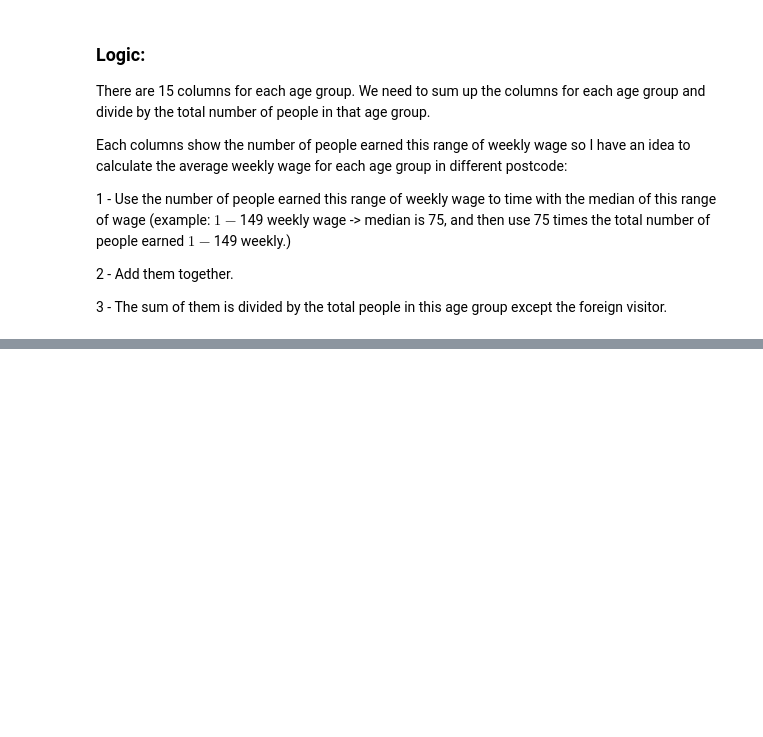
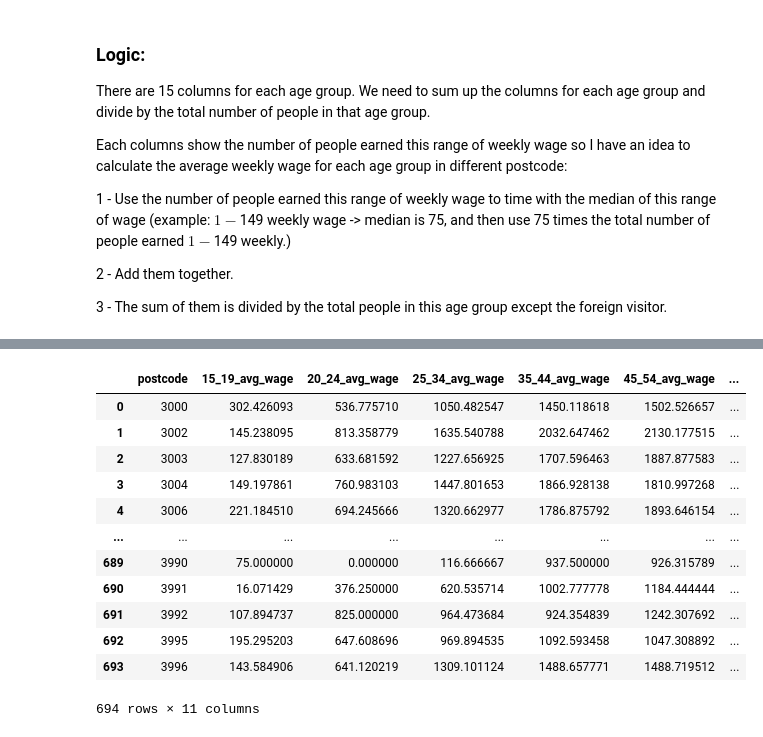
Before and after one commit to MAST30034-Applied-Data-Science/generic-real-estate-consulting-project-group-55, a Jupyter notebook: notebooks/affluence.ipynb, the cells around one changed output, grey strips where cells are left out. Saved outputs shown, nothing was run; the diff lists cells and outputs as text; code cells hidden in the pictures; blank space fills up the shorter version.

```diff
--- a/notebooks/affluence.ipynb
+++ b/notebooks/affluence.ipynb
@@ -110,0 +204,28 @@ df["25_34"] = (df["1_149_25_34"]*75 + df["150_299_25_34"]*225 + df["300_399_25_3
+# %%
+# change the column names to make it more readable
+new_df.columns = new_df.columns.str.replace('15_19', '15_19_avg_wage')
+new_df.columns = new_df.columns.str.replace('20_24', '20_24_avg_wage')
+new_df.columns = new_df.columns.str.replace('25_34', '25_34_avg_wage')
+new_df.columns = new_df.columns.str.replace('35_44', '35_44_avg_wage')
+new_df.columns = new_df.columns.str.replace('45_54', '45_54_avg_wage')
+new_df.columns = new_df.columns.str.replace('55_64', '55_64_avg_wage')
+new_df.columns = new_df.columns.str.replace('65_74', '65_74_avg_wage')
+new_df.columns = new_df.columns.str.replace('75_84', '75_84_avg_wage')
+new_df.columns = new_df.columns.str.replace('85_more', '85_more_avg_wage')
+# %%
+# check
+new_df
+# %% [output]
+|  | postcode | 15_19_avg_wage | 20_24_avg_wage | 25_34_avg_wage | 35_44_avg_wage | 45_54_avg_wage | ... |
+| 0 | 3000 | 302.426093 | 536.775710 | 1050.482547 | 1450.118618 | 1502.526657 | ... |
+| 1 | 3002 | 145.238095 | 813.358779 | 1635.540788 | 2032.647462 | 2130.177515 | ... |
+| 2 | 3003 | 127.830189 | 633.681592 | 1227.656925 | 1707.596463 | 1887.877583 | ... |
+| 3 | 3004 | 149.197861 | 760.983103 | 1447.801653 | 1866.928138 | 1810.997268 | ... |
+| 4 | 3006 | 221.184510 | 694.245666 | 1320.662977 | 1786.875792 | 1893.646154 | ... |
+| ... | ... | ... | ... | ... | ... | ... | ... |
+| 689 | 3990 | 75.000000 | 0.000000 | 116.666667 | 937.500000 | 926.315789 | ... |
+| 690 | 3991 | 16.071429 | 376.250000 | 620.535714 | 1002.777778 | 1184.444444 | ... |
+| 691 | 3992 | 107.894737 | 825.000000 | 964.473684 | 924.354839 | 1242.307692 | ... |
+| 692 | 3995 | 195.295203 | 647.608696 | 969.894535 | 1092.593458 | 1047.308892 | ... |
+| 693 | 3996 | 143.584906 | 641.120219 | 1309.101124 | 1488.657771 | 1488.719512 | ... |
+694 rows × 11 columns
```
Also changed, not shown: parts of 10 cells of this notebook.
